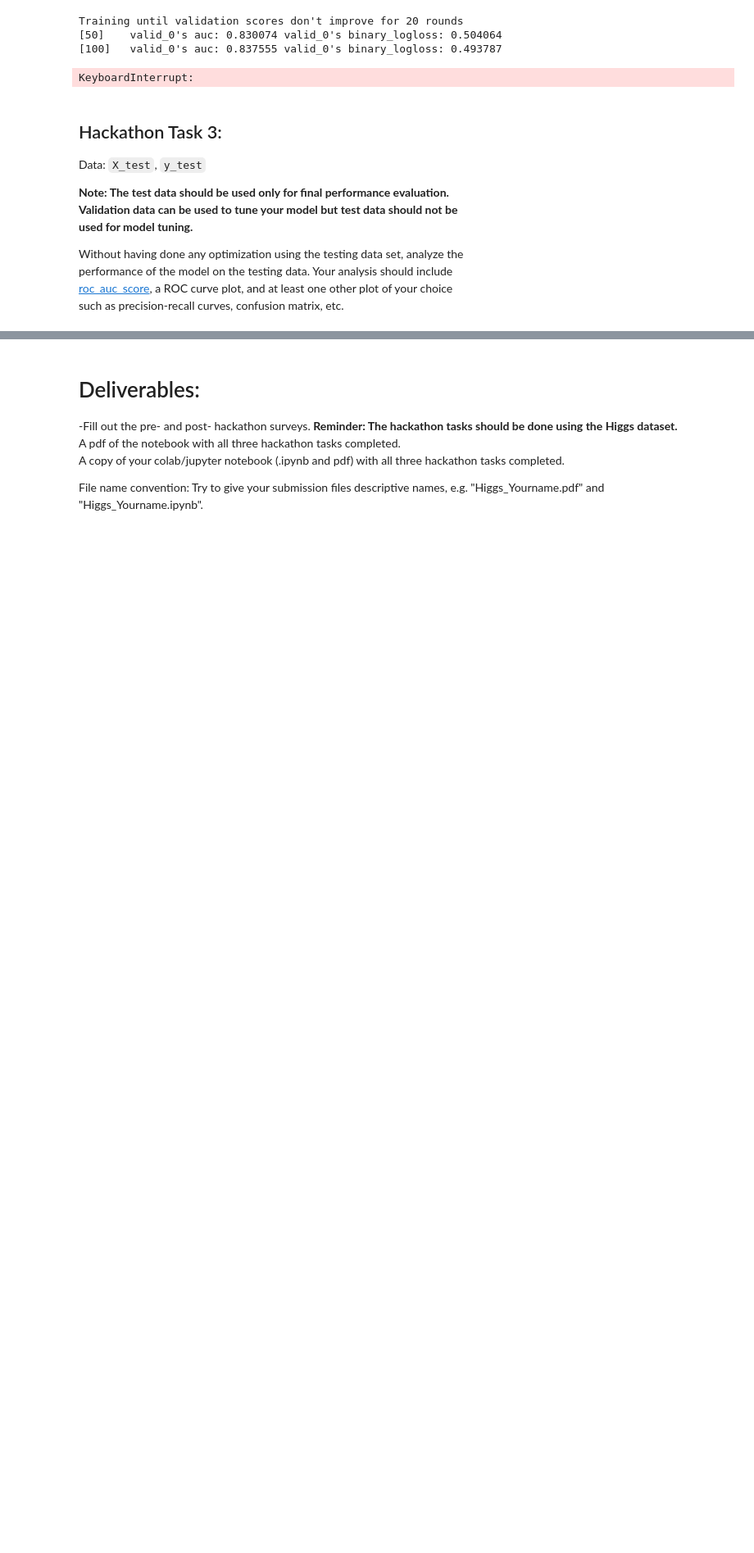
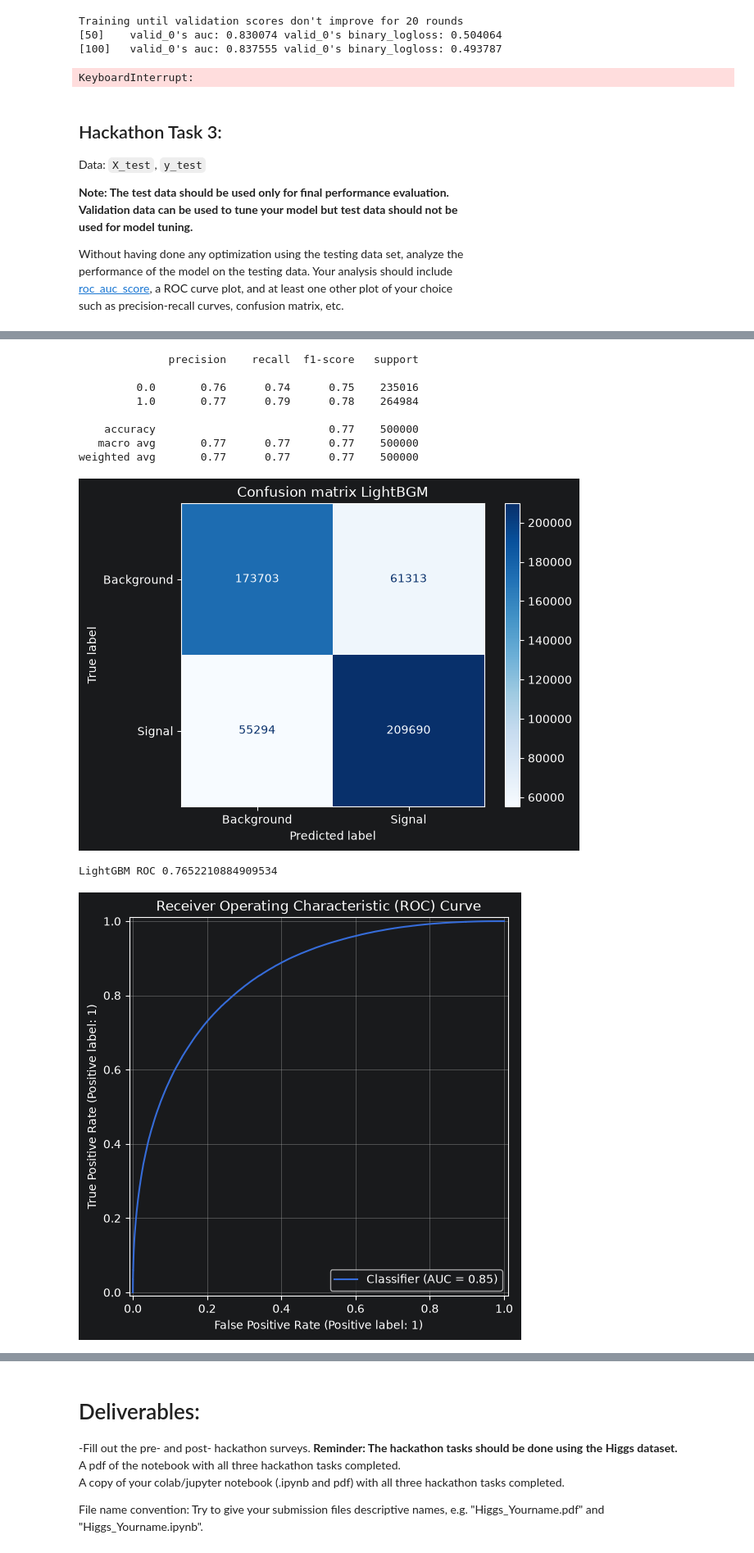
Before and after one commit to dylandhall/DeepLearnHackathon, a Jupyter notebook: HiggsBosonClassificationChallenge/higgs_classification.ipynb, the cells around one changed output, grey strips where cells are left out. Shown at 82% size. Saved outputs shown, nothing was run; the diff lists cells and outputs as text; code cells hidden in the pictures; blank space fills up the shorter version.

```diff
--- a/HiggsBosonClassificationChallenge/higgs_classification.ipynb
+++ b/HiggsBosonClassificationChallenge/higgs_classification.ipynb
@@ -619,0 +612,51 @@ AUC: 0.8544155982696623
+# %%
+# Works for .train() native output - need to use that for GPU
+# predictions are fp scores
+
+import matplotlib.pyplot as plt
+from sklearn.metrics import classification_report, roc_auc_score, auc, roc_curve, mean_absolute_error, RocCurveDisplay, ConfusionMatrixDisplay
+from sklearn.calibration import CalibrationDisplay
+
+# Generate predictions on the test data
+prob = lgb_native_model.predict(X_test)
+# get binary predictions for classification report
+predictions = (prob >= 0.5).astype(int)
+print(classification_report(y_test, predictions))
+
+ConfusionMatrixDisplay.from_predictions(y_test, predictions, display_labels=['Background', 'Signal'], cmap=plt.cm.Blues)
+plt.title("Confusion matrix LightBGM")
+plt.show()
+
+# last model
+# tabGroupRoc = roc_auc_score(y_test, clf.predict(X_test.values))
+# print(f"Tab group model ROC {tabGroupRoc:3}")
+# this model
+lgbmRoc = roc_auc_score(y_test, predictions)
+print(f"LightGBM ROC {lgbmRoc:3}")
+fig, ax = plt.subplots(figsize=(8, 6))
+RocCurveDisplay.from_predictions(y_test, prob, ax=ax)
+plt.title("Receiver Operating Characteristic (ROC) Curve")
+plt.grid(True)
+plt.show()
+
+plot_roc_curve(y_test, prob)
+
+# This will automatically compute the 10 bins from your report and plot them
+fig, ax = plt.subplots(figsize=(10, 6))
+CalibrationDisplay.from_predictions(y_test, prob, n_bins=10, ax=ax)
+
+plt.title("Probability Distribution for signal prediction")
+plt.grid(True)
+plt.show()
+# %% [output]
+              precision    recall  f1-score   support
+
+         0.0       0.76      0.74      0.75    235016
+         1.0       0.77      0.79      0.78    264984
+
+    accuracy                           0.77    500000
+   macro avg       0.77      0.77      0.77    500000
+weighted avg       0.77      0.77      0.77    500000
+[figure, added]
+LightGBM ROC 0.7652210884909534
+[figure, added]
```
Also changed, not shown: parts of 5 cells of this notebook.
